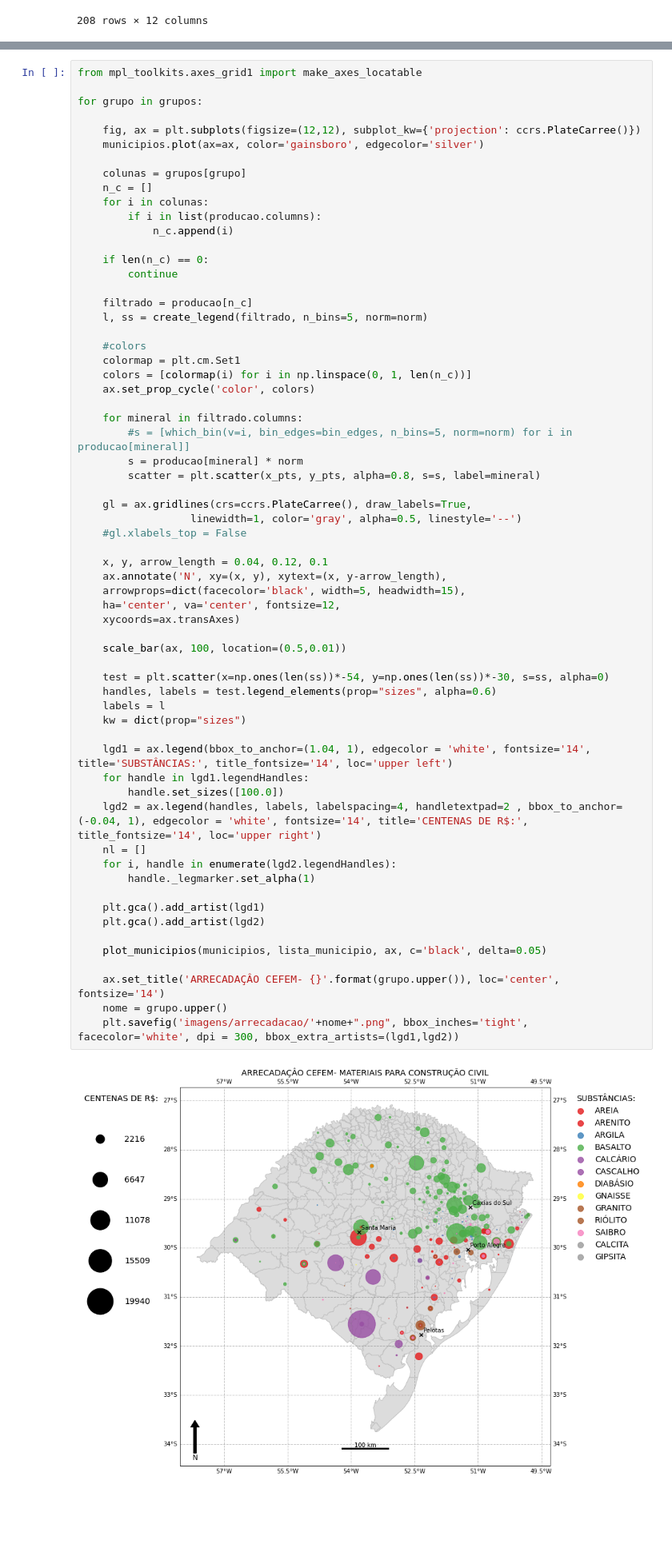
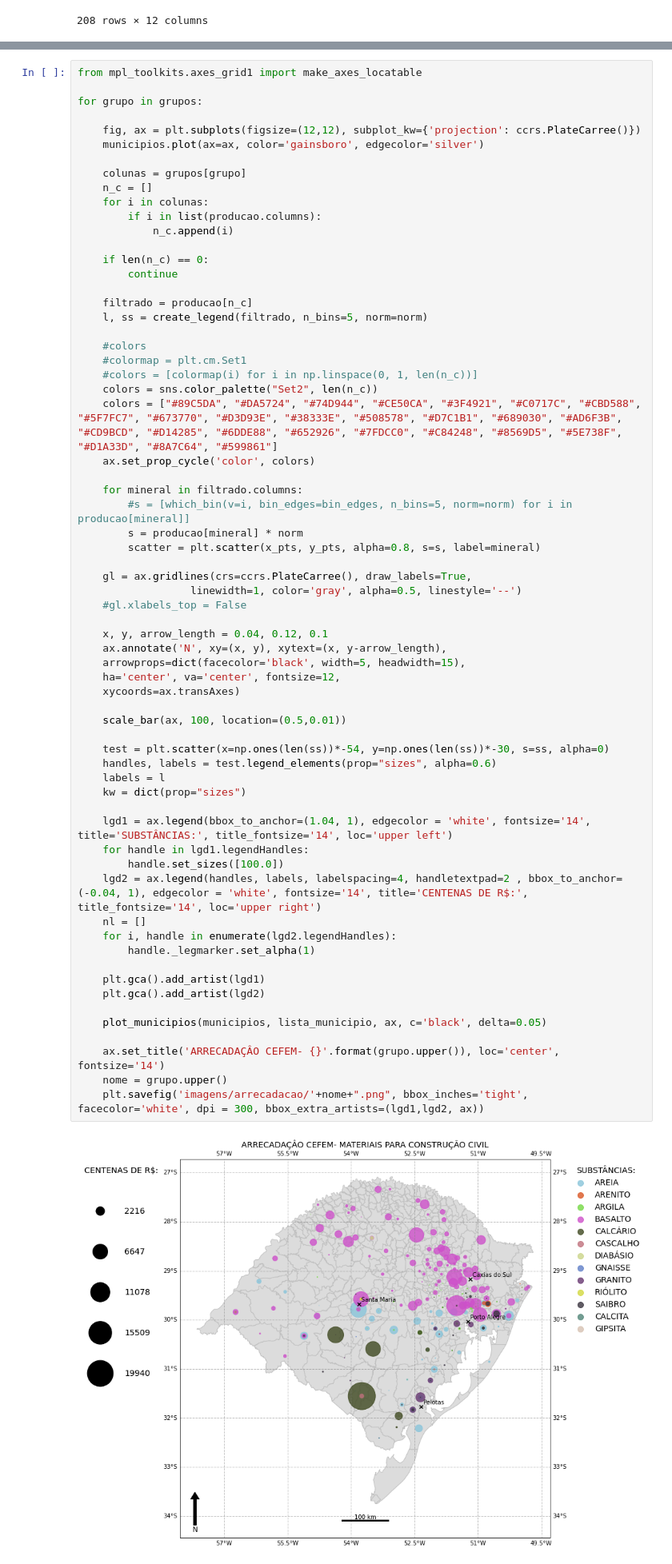
Before and after one commit to robertorolo/Mapas-minera-RS, a Jupyter notebook: arrecadacao.ipynb, the cells around one changed output, grey strips where cells are left out. Shown at 80% size. Cells and saved outputs as stored; diff of their text form; blank space fills up the shorter version.

```diff
--- a/arrecadacao.ipynb
+++ b/arrecadacao.ipynb
@@ -216,8 +217,10 @@ for grupo in grupos:
     l, ss = create_legend(filtrado, n_bins=5, norm=norm)
 
     #colors
-    colormap = plt.cm.Set1
-    colors = [colormap(i) for i in np.linspace(0, 1, len(n_c))]
+    #colormap = plt.cm.Set1
+    #colors = [colormap(i) for i in np.linspace(0, 1, len(n_c))]
+    colors = sns.color_palette("Set2", len(n_c))
+    colors = ["#89C5DA", "#DA5724", "#74D944", "#CE50CA", "#3F4921", "#C0717C", "#CBD588", "#5F7FC7", "#673770", "#D3D93E", "#38333E", "#508578", "#D7C1B1", "#689030", "#AD6F3B", "#CD9BCD", "#D14285", "#6DDE88", "#652926", "#7FDCC0", "#C84248", "#8569D5", "#5E738F", "#D1A33D", "#8A7C64", "#599861"]
     ax.set_prop_cycle('color', colors)
 
     for mineral in filtrado.columns:
@@ -231,32 +234,32 @@ for grupo in grupos:
 
     x, y, arrow_length = 0.04, 0.12, 0.1
     ax.annotate('N', xy=(x, y), xytext=(x, y-arrow_length),
     arrowprops=dict(facecolor='black', width=5, headwidth=15),
     ha='center', va='center', fontsize=12,
     xycoords=ax.transAxes)
 
     scale_bar(ax, 100, location=(0.5,0.01))
 
     test = plt.scatter(x=np.ones(len(ss))*-54, y=np.ones(len(ss))*-30, s=ss, alpha=0)
     handles, labels = test.legend_elements(prop="sizes", alpha=0.6)
     labels = l
     kw = dict(prop="sizes")
 
     lgd1 = ax.legend(bbox_to_anchor=(1.04, 1), edgecolor = 'white', fontsize='14', title='SUBSTÂNCIAS:', title_fontsize='14', loc='upper left')
     for handle in lgd1.legendHandles:
         handle.set_sizes([100.0])
     lgd2 = ax.legend(handles, labels, labelspacing=4, handletextpad=2 , bbox_to_anchor=(-0.04, 1), edgecolor = 'white', fontsize='14', title='CENTENAS DE R$:', title_fontsize='14', loc='upper right')
     nl = []
     for i, handle in enumerate(lgd2.legendHandles):
         handle._legmarker.set_alpha(1)
 
     plt.gca().add_artist(lgd1)
     plt.gca().add_artist(lgd2)
 
     plot_municipios(municipios, lista_municipio, ax, c='black', delta=0.05)
 
     ax.set_title('ARRECADAÇÂO CEFEM- {}'.format(grupo.upper()), loc='center', fontsize='14')
     nome = grupo.upper()
-    plt.savefig('imagens/arrecadacao/'+nome+".png", bbox_inches='tight', facecolor='white', dpi = 300, bbox_extra_artists=(lgd1,lgd2))
+    plt.savefig('imagens/arrecadacao/'+nome+".png", bbox_inches='tight', facecolor='white', dpi = 300, bbox_extra_artists=(lgd1,lgd2, ax))
 # %% [output]
-[figure, old version]
+[figure, new version]
```
Also changed, not shown: parts of 2 cells of this notebook, 46 other files.
